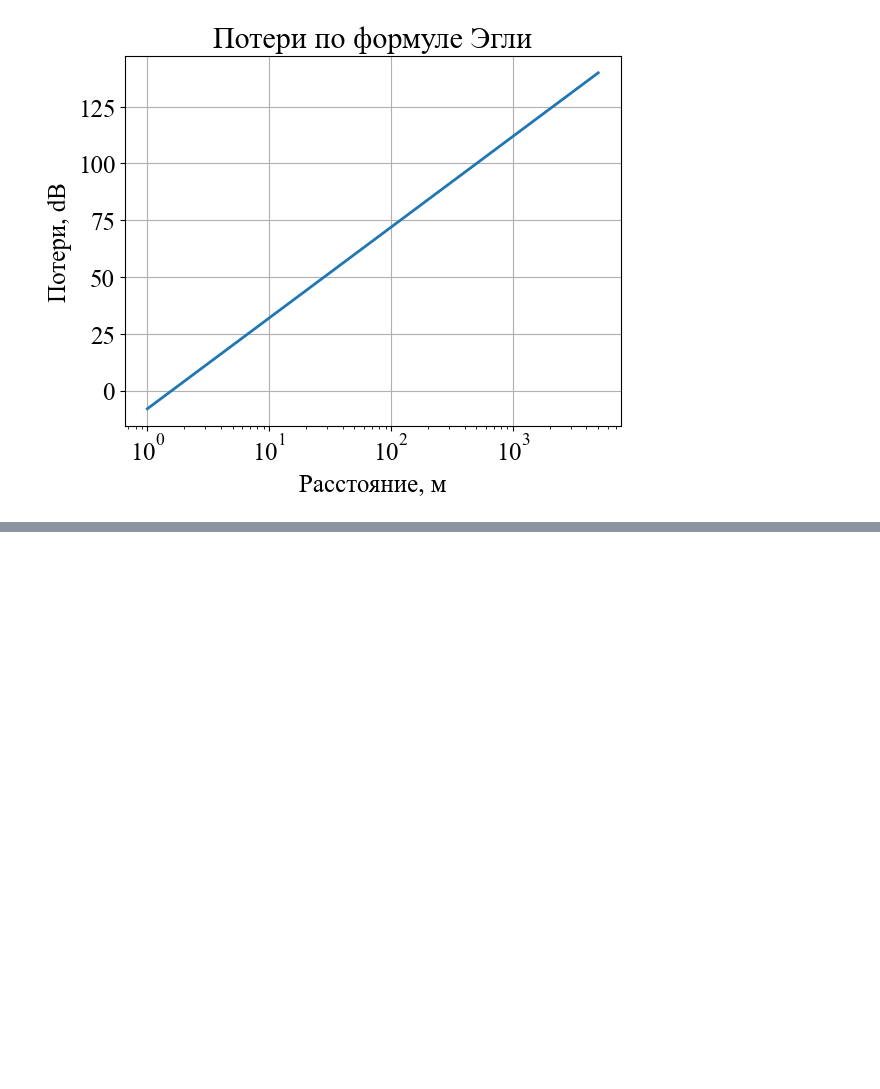
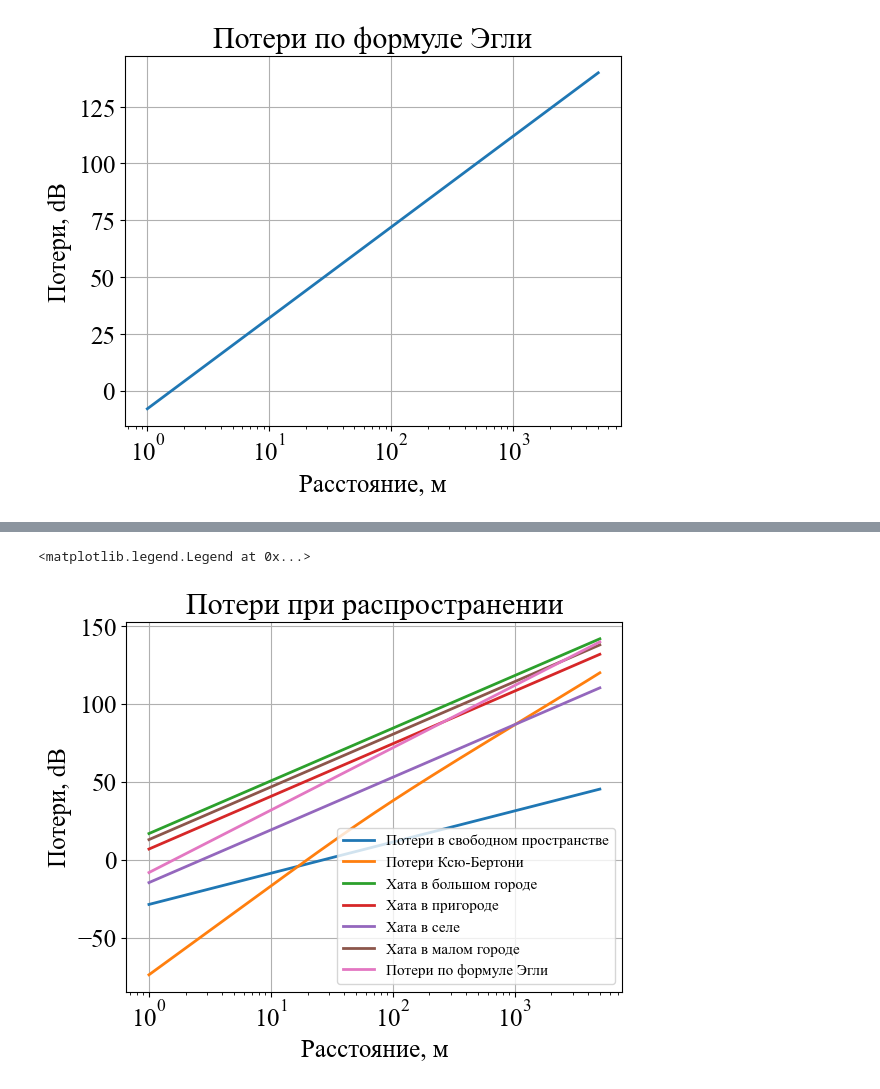
Before and after one commit to liveinscarlet/Study, a Jupyter notebook: Шапошникова/Propogation_losses/Propogation losses.ipynb, the cells around one changed output, grey strips where cells are left out. Saved outputs shown, nothing was run; the diff lists cells and outputs as text; code cells hidden in the pictures; blank space fills up the shorter version.

Commit message:
Добавлен график со всеми потерями

```diff
--- a/Шапошникова/Propogation_losses/Propogation losses.ipynb
+++ b/Шапошникова/Propogation_losses/Propogation losses.ipynb
@@ -118,0 +121,19 @@ plt.semilogx()
+# %%
+# Графики всех потерь вместе
+
+plt.plot( d * 1000, Los_freespace, label='Потери в свободном пространстве')
+plt.plot( d * 1000, L_kb, label='Потери Ксю-Бертони')
+plt.plot( d * 1000, L_big, label='Хата в большом городе')
+plt.plot( d * 1000, L_suburbs, label='Хата в пригороде')
+plt.plot( d * 1000, L_country, label='Хата в селе')
+plt.plot( d * 1000, L_small, label='Хата в малом городе')
+plt.plot( d * 1000, L_Egly, label='Потери по формуле Эгли')
+plt.ylabel('Потери, dB')
+plt.xlabel('Расстояние, м')
+plt.title('Потери при распространении')
+plt.grid(True)
+plt.semilogx()
+plt.legend(fontsize=11, loc='lower right')
+# %% [output]
+<matplotlib.legend.Legend at 0x...>
+[figure, added]
```
Also changed, not shown: parts of 3 cells of this notebook.
